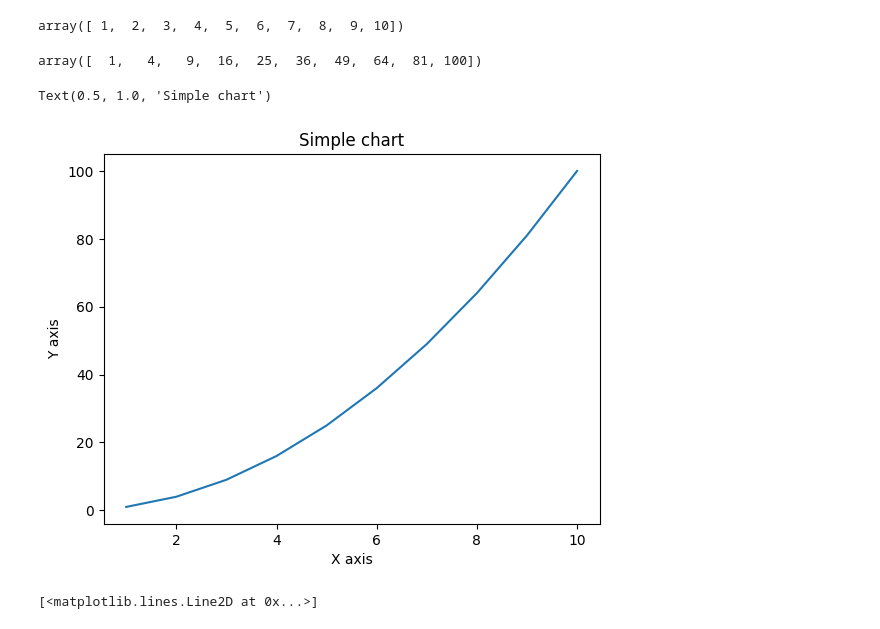
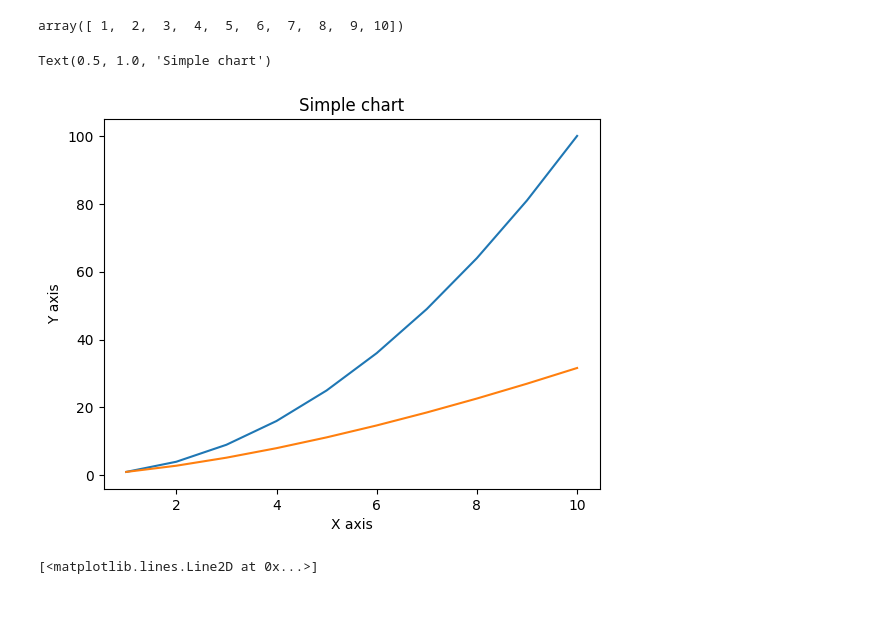
Before and after one commit to 22skowron/Data-manipulation-practice, a Jupyter notebook: Matplotlib_practice.ipynb, the cells around one changed output. Cells and saved outputs as stored; diff of their text form; code cells hidden in the pictures.

```diff
--- a/Matplotlib_practice.ipynb
+++ b/Matplotlib_practice.ipynb
@@ -8,17 +19,16 @@ x
 array([ 1,  2,  3,  4,  5,  6,  7,  8,  9, 10])
 # %%
 y = x ** 2
-y
+z = x ** 1.5
-# %% [output]
-array([  1,   4,   9,  16,  25,  36,  49,  64,  81, 100])
 # %%
 plt.plot(x, y)
+plt.plot(x, z)
 plt.xlabel('X axis')
 plt.ylabel('Y axis')
 plt.title('Simple chart')
 # %% [output]
 Text(0.5, 1.0, 'Simple chart')
-[figure, old version]
+[figure, new version]
 # %%
 plt.subplot(1, 2, 1)
 plt.plot(x, y, 'r')
```
Also changed, not shown: parts of 27 cells of this notebook, 3 other files.
